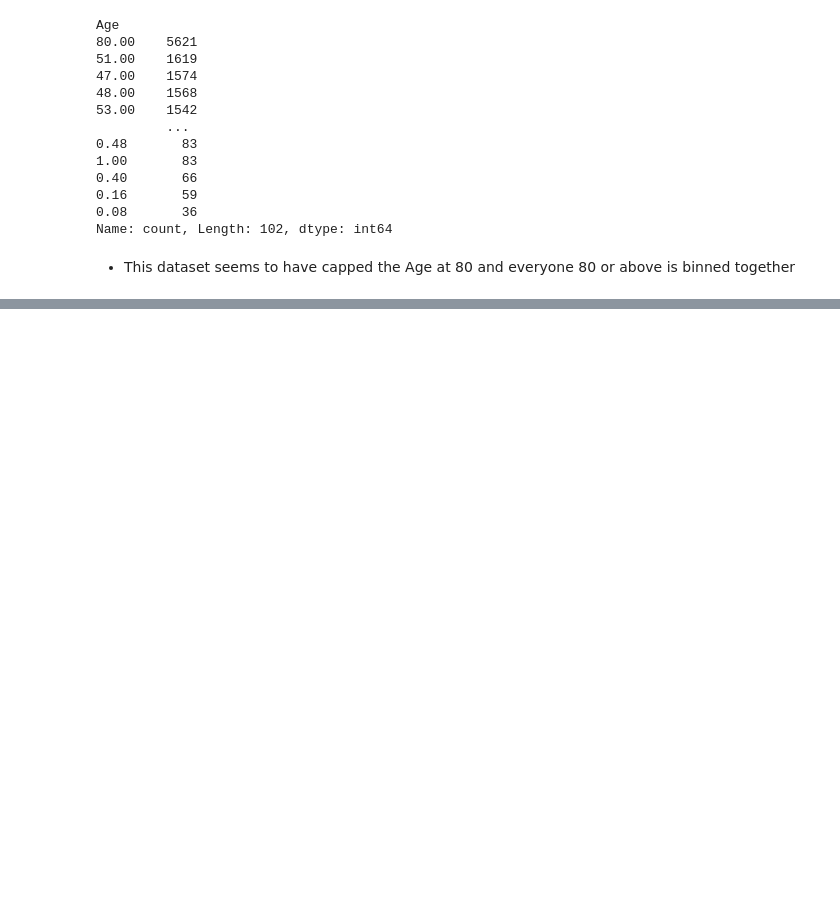
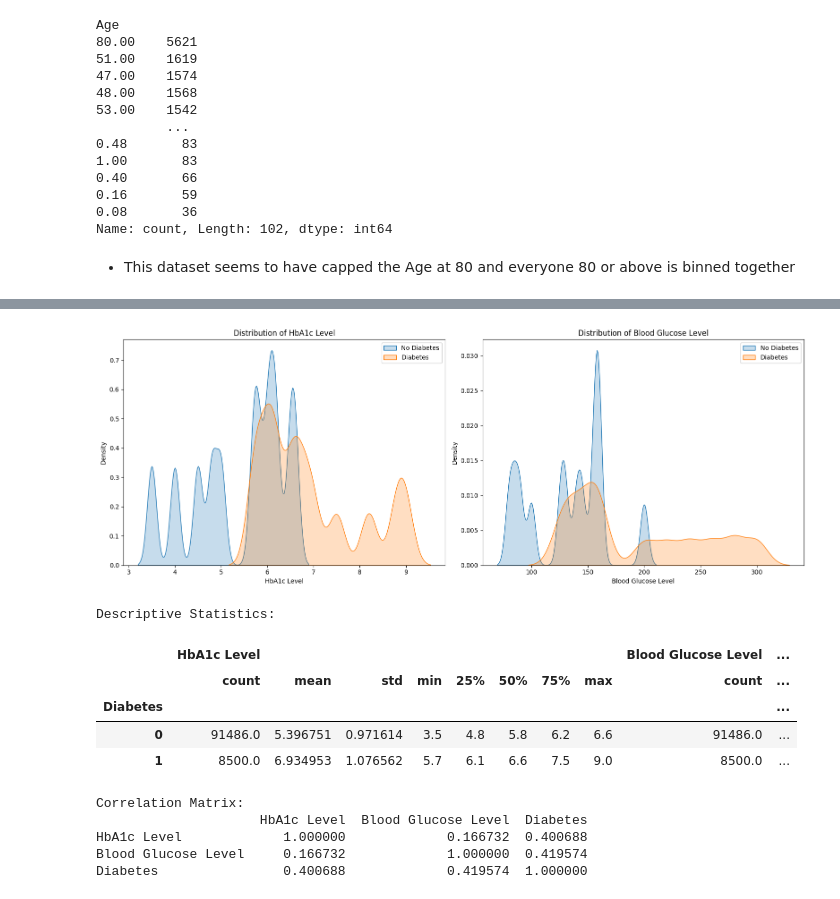
Before and after one commit to piiop/group-project-2, a Jupyter notebook: analysis.ipynb, the cells around one changed output, grey strips where cells are left out. Drawn from its saved outputs; the diff is of its cells as text; code cells hidden in the pictures; blank space fills up the shorter version.

```diff
--- a/analysis.ipynb
+++ b/analysis.ipynb
@@ -339,0 +471,47 @@ create new columns:
+# %%
+# KDE plots
+plt.figure(figsize=(16, 6))
+
+# HbA1c Level
+plt.subplot(1, 2, 1)
+sns.kdeplot(data=df[df['Diabetes'] == 0], x='HbA1c Level', fill=True, label='No Diabetes')
+sns.kdeplot(data=df[df['Diabetes'] == 1], x='HbA1c Level', fill=True, label='Diabetes')
+plt.title('Distribution of HbA1c Level')
+plt.xlabel('HbA1c Level')
+plt.legend()
+
+# Blood Glucose Level
+plt.subplot(1, 2, 2)
+sns.kdeplot(data=df[df['Diabetes'] == 0], x='Blood Glucose Level', fill=True, label='No Diabetes')
+sns.kdeplot(data=df[df['Diabetes'] == 1], x='Blood Glucose Level', fill=True, label='Diabetes')
+plt.title('Distribution of Blood Glucose Level')
+plt.xlabel('Blood Glucose Level')
+plt.legend()
+
+plt.tight_layout()
+plt.show()
+
+# Numerical Analysis
+
+# Descriptive Statistics
+desc_stats = df.groupby('Diabetes')[['HbA1c Level', 'Blood Glucose Level']].describe()
+print("Descriptive Statistics:")
+display(desc_stats)
+
+# Correlation Analysis
+correlation = df[['HbA1c Level', 'Blood Glucose Level', 'Diabetes']].corr()
+print("\nCorrelation Matrix:")
+print(correlation)
+# %% [output]
+[figure, added]
+Descriptive Statistics:
+|  | HbA1c Level |  |  |  |  |  |  |  | Blood Glucose Level | ... |
+|  | count | mean | std | min | 25% | 50% | 75% | max | count | ... |
+| Diabetes |  |  |  |  |  |  |  |  |  | ... |
+| 0 | 91486.0 | 5.396751 | 0.971614 | 3.5 | 4.8 | 5.8 | 6.2 | 6.6 | 91486.0 | ... |
+| 1 | 8500.0 | 6.934953 | 1.076562 | 5.7 | 6.1 | 6.6 | 7.5 | 9.0 | 8500.0 | ... |
+Correlation Matrix:
+                     HbA1c Level  Blood Glucose Level  Diabetes
+HbA1c Level             1.000000             0.166732  0.400688
+Blood Glucose Level     0.166732             1.000000  0.419574
+Diabetes                0.400688             0.419574  1.000000
```
Also changed, not shown: parts of 48 cells of this notebook, 2 other files.
